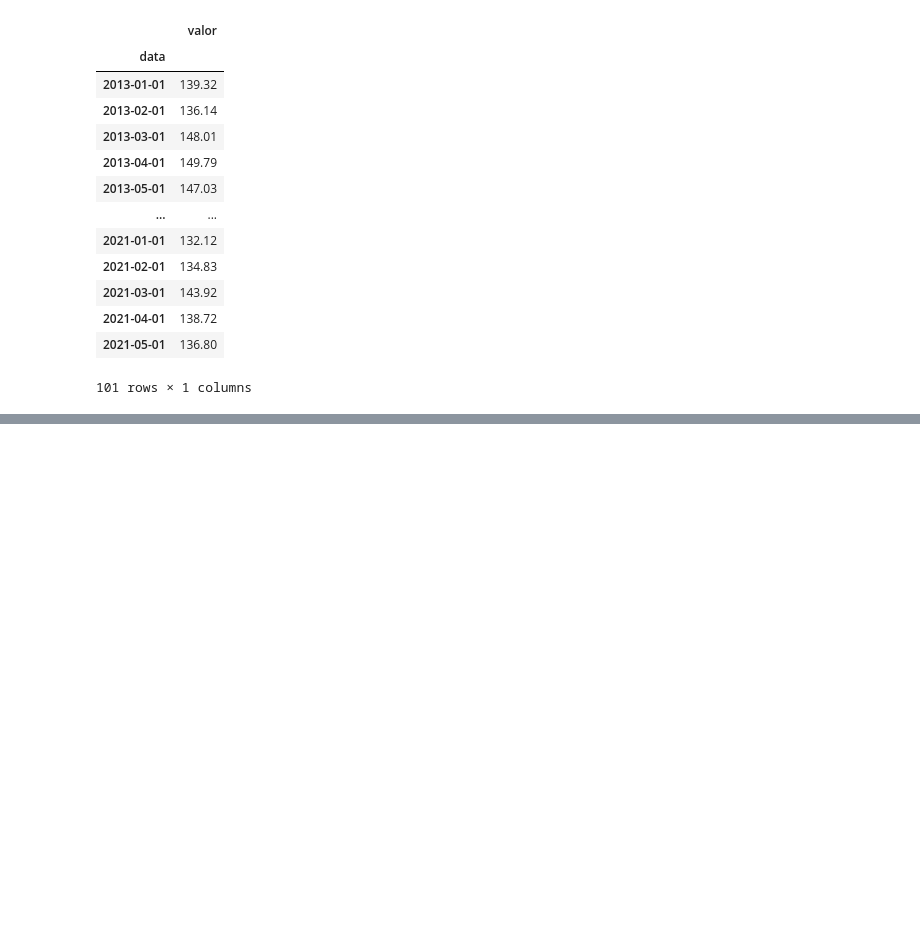
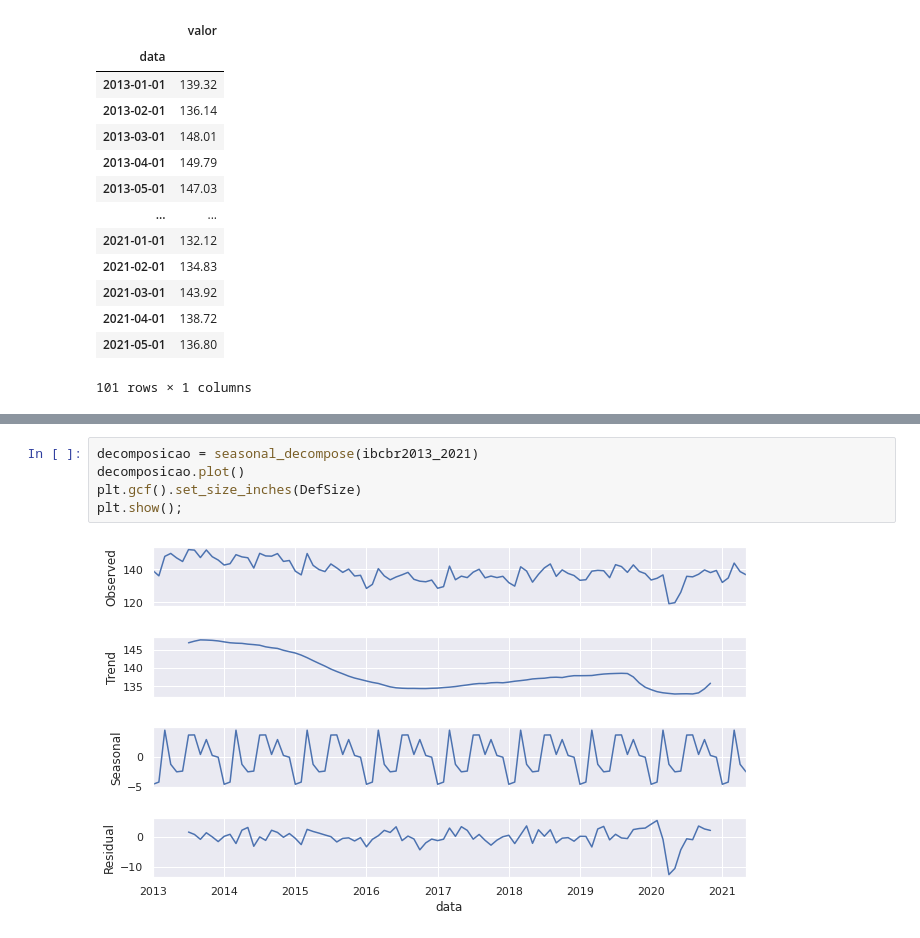
Before and after one commit to lvb86/PD_LSTM_GA, a Jupyter notebook: code/ibcBR_2013_2021.ipynb, the cells around one changed output, grey strips where cells are left out. Drawn from its saved outputs; the diff is of its cells as text; blank space fills up the shorter version.

```diff
--- a/code/ibcBR_2013_2021.ipynb
+++ b/code/ibcBR_2013_2021.ipynb
@@ -130,0 +163,7 @@ ibcbr2013_2021
+# %%
+decomposicao = seasonal_decompose(ibcbr2013_2021)
+decomposicao.plot()
+plt.gcf().set_size_inches(DefSize)
+plt.show();
+# %% [output]
+[figure, added]
```
Also changed, not shown: parts of 6 cells of this notebook.
